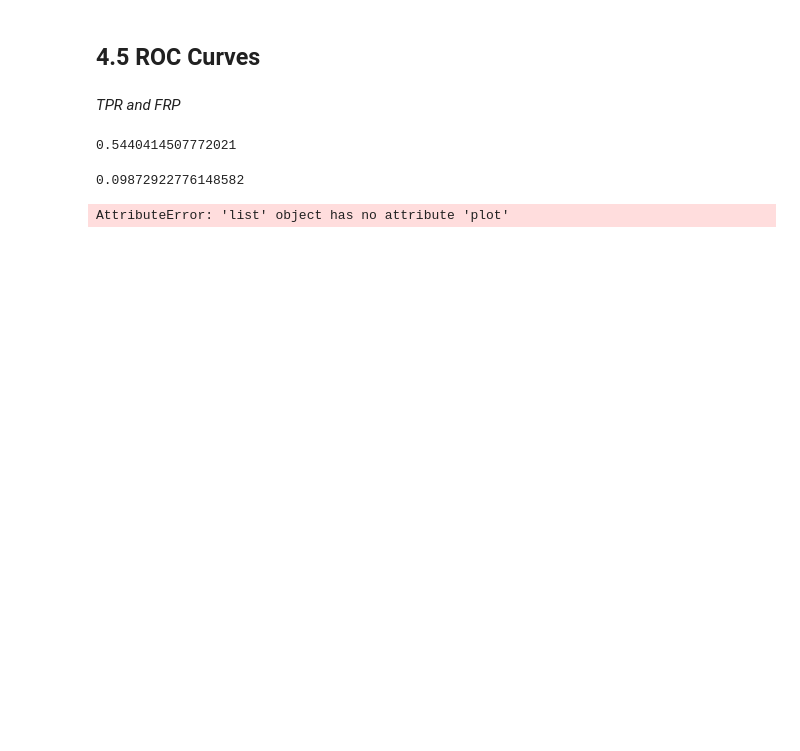
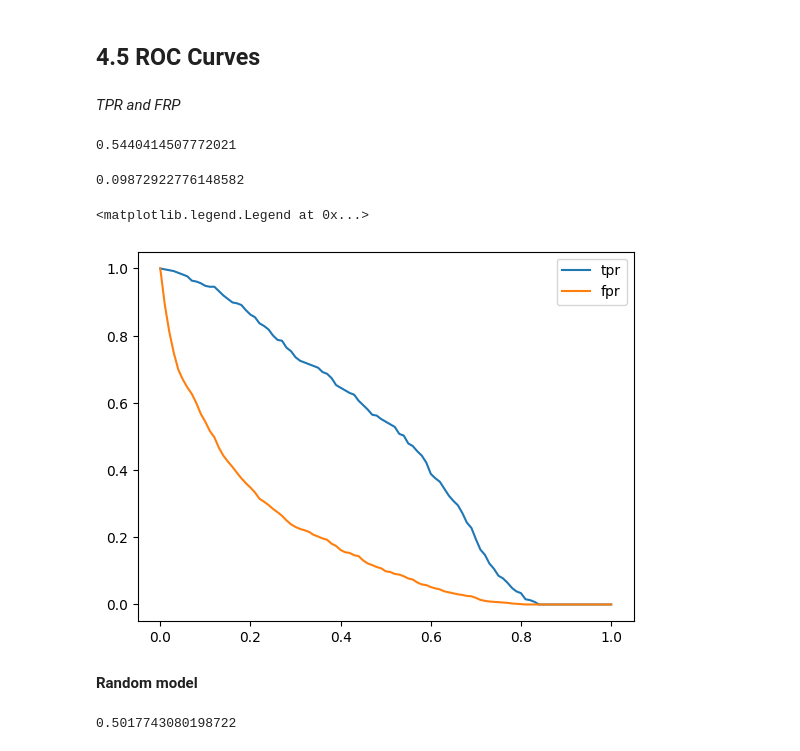
Before and after one commit to Nattawatt/mlzoomcamp, a Jupyter notebook: 04-evaluation/04-note.ipynb, the cells around one changed output. Saved outputs shown, nothing was run; the diff lists cells and outputs as text; code cells hidden in the pictures; blank space fills up the shorter version.

```diff
--- a/04-evaluation/04-note.ipynb
+++ b/04-evaluation/04-note.ipynb
@@ -202,7 +202,7 @@ thresholds = np.linspace(0, 1, 101)
 
 scores = []
 
-for i in thresholds:
+for t in thresholds:
     actual_positive = (y_val == 1)
     actual_negative = (y_val == 0)
 
@@ -218,8 +218,19 @@ for i in thresholds:
     tpr = tp / (tp + fn)
     fpr = fp / (fp + tn)
 
-    scores.append((tpr,fpr))
+    scores.append((t, tp, fp, fn, tn))
-# %%
-scores.plot()
-# %% [output]
-AttributeError: 'list' object has no attribute 'plot'
+# %%
+columns = ['thresholds', 'tp', 'fp', 'fn', 'tn']
+df_score = pd.DataFrame(scores, columns = columns)
+# %%
+df_score['tpr'] = df_score.tp / (df_score.tp + df_score.fn)
+df_score['fpr'] = df_score.fp / (df_score.fp + df_score.tn)
+# %%
+plt.plot(df_score.thresholds , df_score['tpr'] , label = 'tpr')
+plt.plot(df_score.thresholds , df_score['fpr'] , label = 'fpr')
+plt.legend()
+# %% [output]
+<matplotlib.legend.Legend at 0x...>
+[figure, added]
+# %% [markdown]
+**Random model**
@@ -225,0 +240,4 @@ AttributeError: 'list' object has no attribute 'plot'
+# %%
+((y_rand >= 0.5) == y_val).mean()
+# %% [output]
+0.5017743080198722
```
Also changed, not shown: parts of 21 cells of this notebook, 16 other files.
